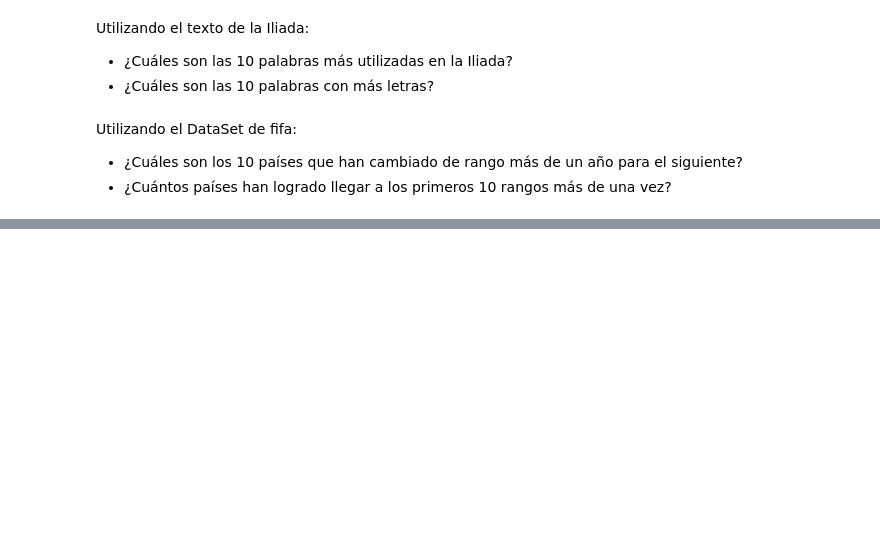
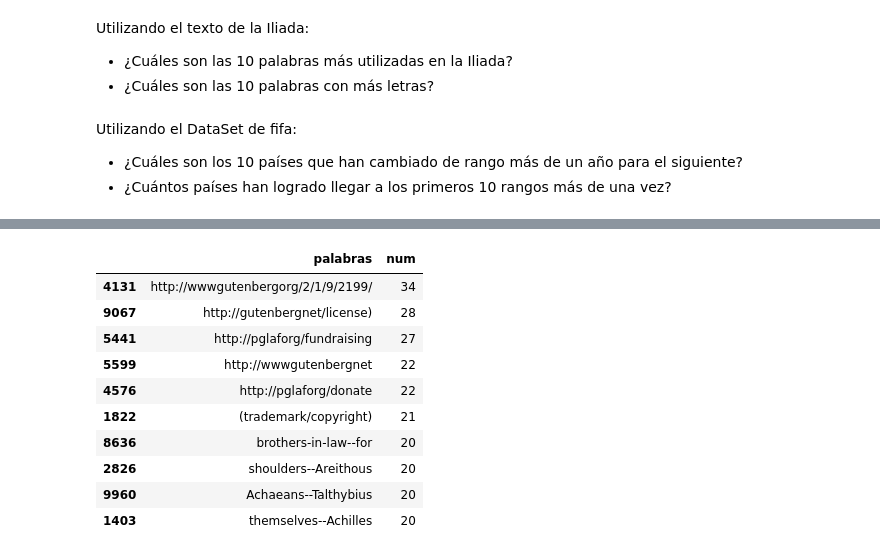
Before and after one commit to eschullert/School-of-AI-CDMX, a Jupyter notebook: Basic Python/Curso Python.ipynb, the cells around one changed output, grey strips where cells are left out. Drawn from its saved outputs; the diff is of its cells as text; code cells hidden in the pictures; blank space fills up the shorter version.

```diff
--- a/Basic Python/Curso Python.ipynb
+++ b/Basic Python/Curso Python.ipynb
@@ -781,0 +784,7 @@ Utilizando el DataSet de fifa:
+# %%
+with open("iliada.txt") as f:
+    ili=f.read().replace(',','').replace('.','').replace('"','').replace('!','').replace('?','').split()
+# %%
+len_p=[len(p) for p in ili]
+s_ili=list(set(ili))
+s_len_p=[len(p) for p in s_ili]
@@ -781,0 +808,16 @@ Utilizando el DataSet de fifa:
+# %%
+df2=pd.DataFrame({'palabras':s_ili,'num':s_len_p})
+# %%
+df2.sort_values('num',ascending=False).head(10)
+# %% [output]
+|  | palabras | num |
+| 4131 | http://wwwgutenbergorg/2/1/9/2199/ | 34 |
+| 9067 | http://gutenbergnet/license) | 28 |
+| 5441 | http://pglaforg/fundraising | 27 |
+| 5599 | http://wwwgutenbergnet | 22 |
+| 4576 | http://pglaforg/donate | 22 |
+| 1822 | (trademark/copyright) | 21 |
+| 8636 | brothers-in-law--for | 20 |
+| 2826 | shoulders--Areithous | 20 |
+| 9960 | Achaeans--Talthybius | 20 |
+| 1403 | themselves--Achilles | 20 |
```
Also changed, not shown: parts of 10 cells of this notebook, 7 other files.
